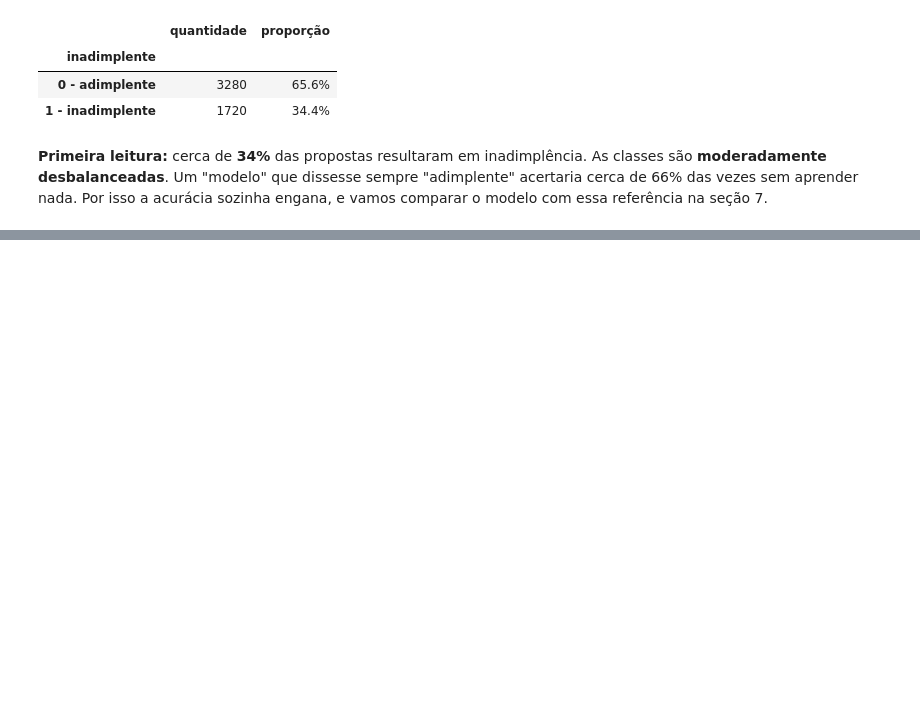
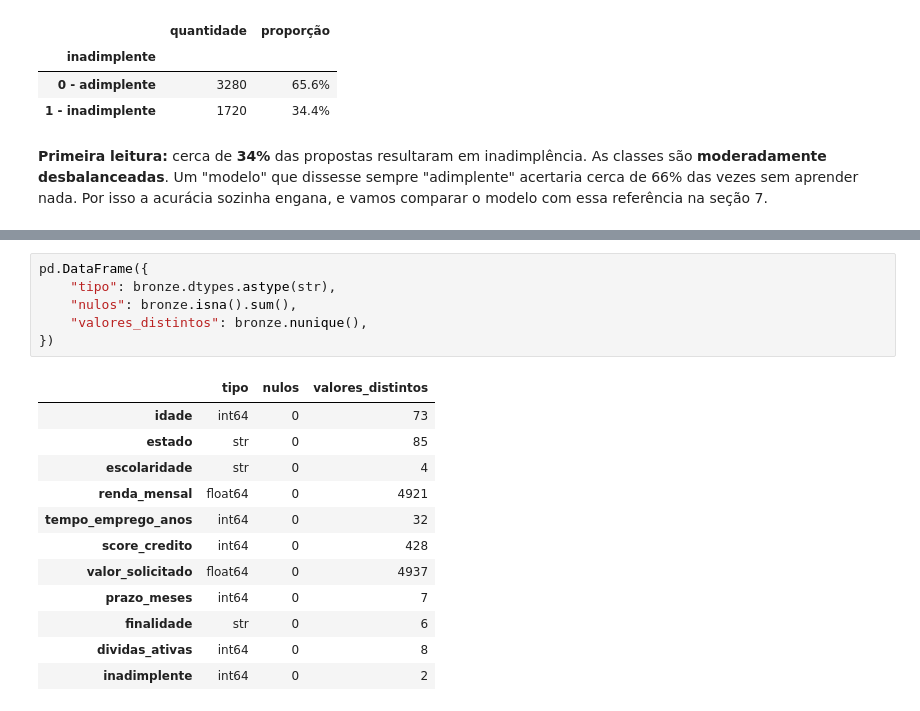
Before and after one commit to alexlourenc/CredAIR-Alex, a Jupyter notebook: notebooks/analise_credito.ipynb, the cells around one changed output, grey strips where cells are left out. Saved outputs shown, nothing was run; the diff lists cells and outputs as text; blank space fills up the shorter version.

```diff
--- a/notebooks/analise_credito.ipynb
+++ b/notebooks/analise_credito.ipynb
@@ -123,0 +132,19 @@ pd.DataFrame({
+# %%
+pd.DataFrame({
+    "tipo": bronze.dtypes.astype(str),
+    "nulos": bronze.isna().sum(),
+    "valores_distintos": bronze.nunique(),
+})
+# %% [output]
+|  | tipo | nulos | valores_distintos |
+| idade | int64 | 0 | 73 |
+| estado | str | 0 | 85 |
+| escolaridade | str | 0 | 4 |
+| renda_mensal | float64 | 0 | 4921 |
+| tempo_emprego_anos | int64 | 0 | 32 |
+| score_credito | int64 | 0 | 428 |
+| valor_solicitado | float64 | 0 | 4937 |
+| prazo_meses | int64 | 0 | 7 |
+| finalidade | str | 0 | 6 |
+| dividas_ativas | int64 | 0 | 8 |
+| inadimplente | int64 | 0 | 2 |
```
Also changed, not shown: parts of 12 cells of this notebook.
